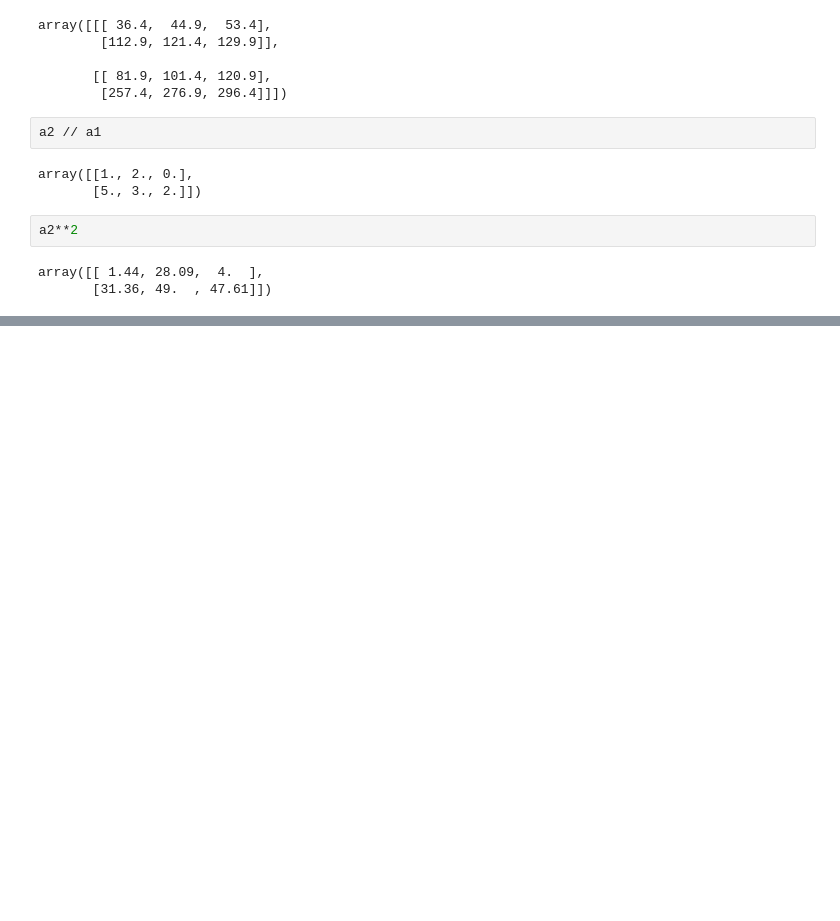
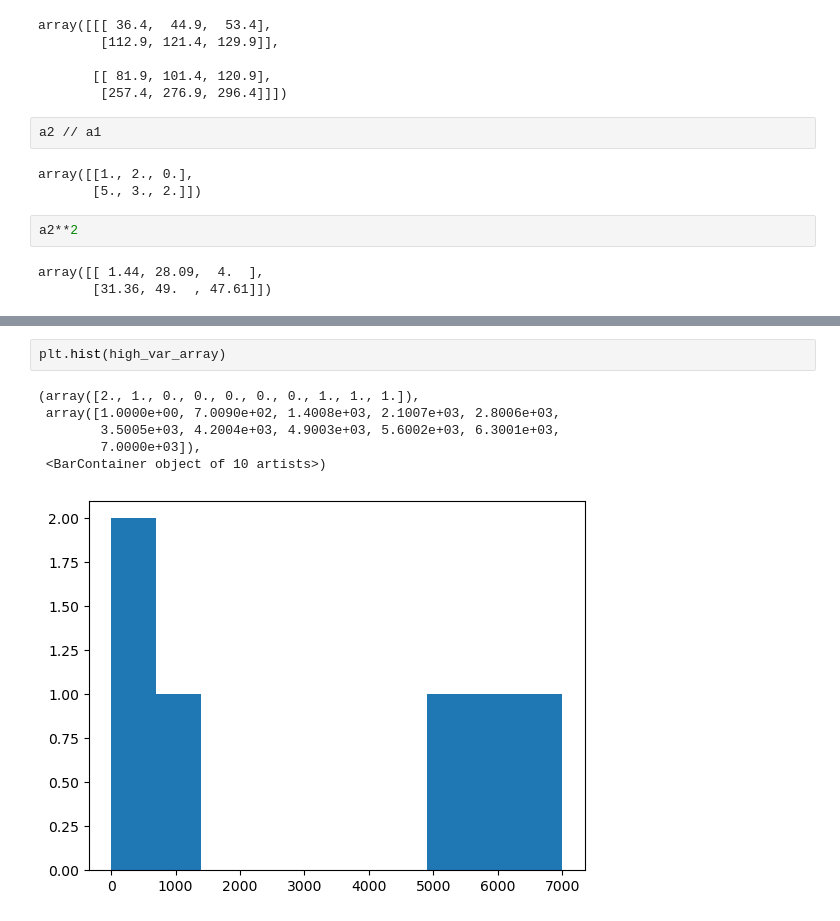
Before and after one commit to Anass6/Data_Science_Basics, a Jupyter notebook: Numpy/Introduction-to-NumPy.ipynb, the cells around one changed output, grey strips where cells are left out. Saved outputs shown, nothing was run; the diff lists cells and outputs as text; blank space fills up the shorter version.

```diff
--- a/Numpy/Introduction-to-NumPy.ipynb
+++ b/Numpy/Introduction-to-NumPy.ipynb
@@ -529,0 +554,9 @@ np.sqrt(np.var(a2))
+# %%
+plt.hist(high_var_array)
+# %% [output]
+(array([2., 1., 0., 0., 0., 0., 0., 1., 1., 1.]),
+ array([1.0000e+00, 7.0090e+02, 1.4008e+03, 2.1007e+03, 2.8006e+03,
+        3.5005e+03, 4.2004e+03, 4.9003e+03, 5.6002e+03, 6.3001e+03,
+        7.0000e+03]),
+ <BarContainer object of 10 artists>)
+[figure, added]
```
Also changed, not shown: parts of 60 cells of this notebook.
